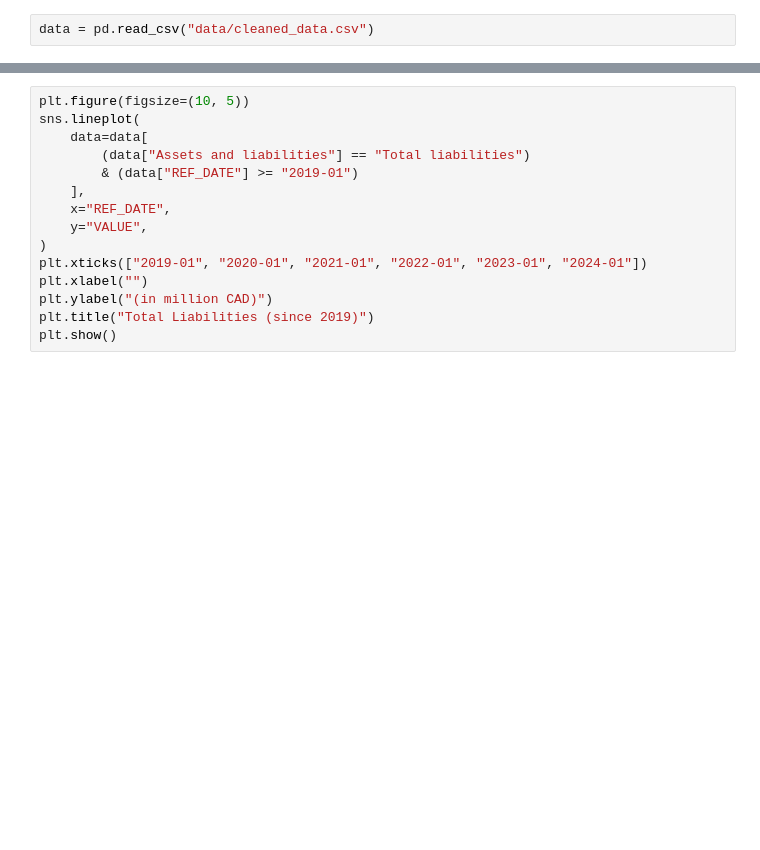
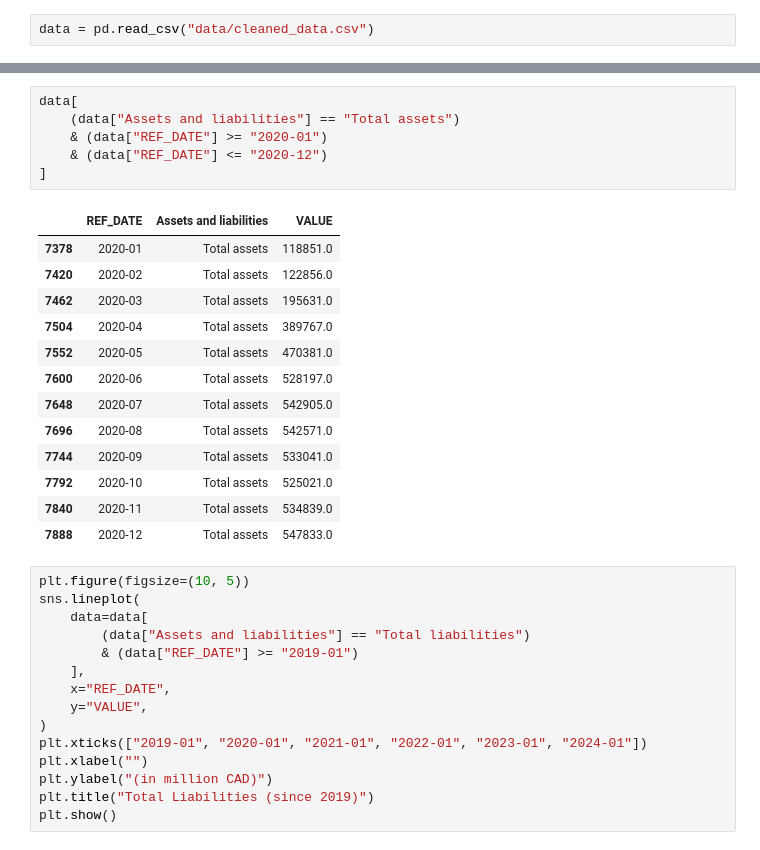
Before and after one commit to vanshuwjoshi/Bank-of-Canada-Assets-and-Liabilities, a Jupyter notebook: data_reporting.ipynb, the cells around one changed output, grey strips where cells are left out. Saved outputs shown, nothing was run; the diff lists cells and outputs as text; blank space fills up the shorter version.

```diff
--- a/data_reporting.ipynb
+++ b/data_reporting.ipynb
@@ -28,3 +147,23 @@ plt.show()
+# %%
+data[
+    (data["Assets and liabilities"] == "Total assets")
+    & (data["REF_DATE"] >= "2020-01")
+    & (data["REF_DATE"] <= "2020-12")
+]
+# %% [output]
+|  | REF_DATE | Assets and liabilities | VALUE |
+| 7378 | 2020-01 | Total assets | 118851.0 |
+| 7420 | 2020-02 | Total assets | 122856.0 |
+| 7462 | 2020-03 | Total assets | 195631.0 |
+| 7504 | 2020-04 | Total assets | 389767.0 |
+| 7552 | 2020-05 | Total assets | 470381.0 |
+| 7600 | 2020-06 | Total assets | 528197.0 |
+| 7648 | 2020-07 | Total assets | 542905.0 |
+| 7696 | 2020-08 | Total assets | 542571.0 |
+| 7744 | 2020-09 | Total assets | 533041.0 |
+| 7792 | 2020-10 | Total assets | 525021.0 |
+| 7840 | 2020-11 | Total assets | 534839.0 |
+| 7888 | 2020-12 | Total assets | 547833.0 |
 # %%
 plt.figure(figsize=(10, 5))
 sns.lineplot(
```
Also changed, not shown: parts of 15 cells of this notebook.
